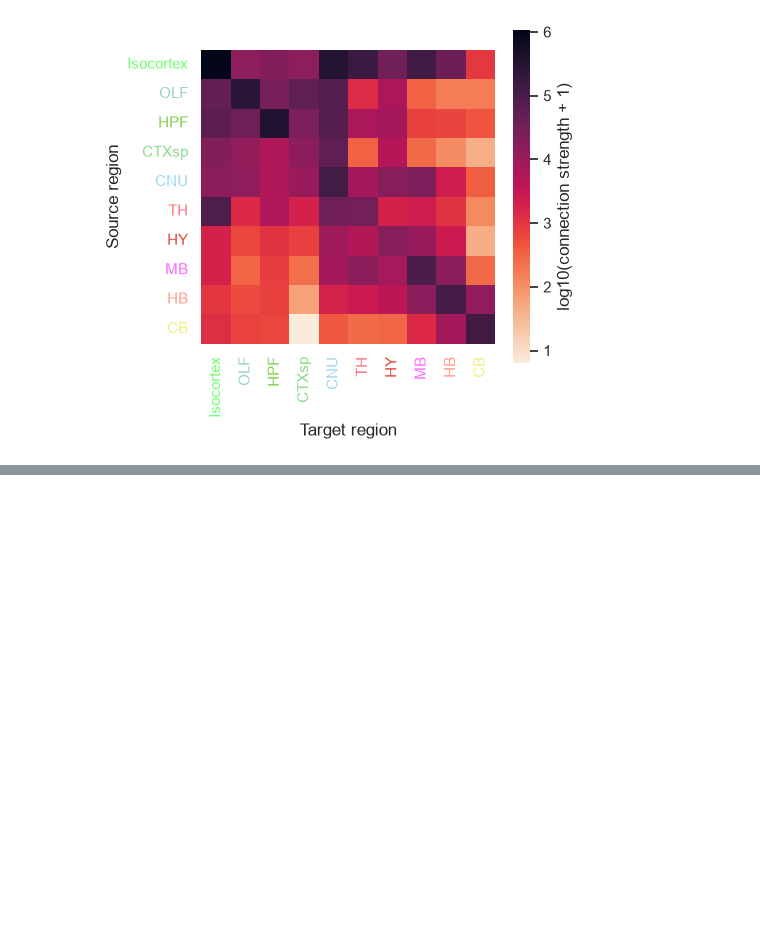
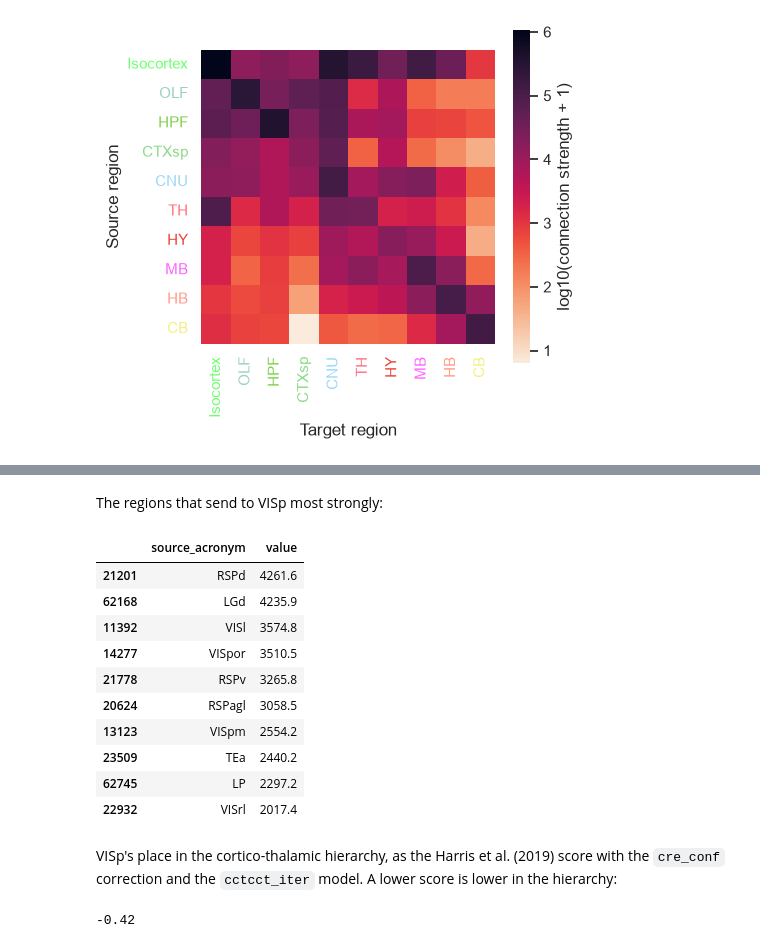
Before and after one commit to int-brain-lab/iblatlas, a Jupyter notebook: docs/how-to/load-mesoscale-connectivity.ipynb, the cells around one changed output, grey strips where cells are left out. Drawn from its saved outputs; the diff is of its cells as text; code cells hidden in the pictures; blank space fills up the shorter version.

```diff
--- a/docs/how-to/load-mesoscale-connectivity.ipynb
+++ b/docs/how-to/load-mesoscale-connectivity.ipynb
@@ -107,0 +130,24 @@ fig.tight_layout()
+# %% [markdown]
+The regions that send to VISp most strongly:
+# %%
+inputs = strength[(strength['target_acronym'] == 'VISp') & (strength['source_acronym'] != 'VISp')]
+inputs.nlargest(10, 'value')[['source_acronym', 'value']].round(1)
+# %% [output]
+|  | source_acronym | value |
+| 21201 | RSPd | 4261.6 |
+| 62168 | LGd | 4235.9 |
+| 11392 | VISl | 3574.8 |
+| 14277 | VISpor | 3510.5 |
+| 21778 | RSPv | 3265.8 |
+| 20624 | RSPagl | 3058.5 |
+| 13123 | VISpm | 2554.2 |
+| 23509 | TEa | 2440.2 |
+| 62745 | LP | 2297.2 |
+| 22932 | VISrl | 2017.4 |
+# %% [markdown]
+VISp's place in the cortico-thalamic hierarchy, as the Harris et al. (2019) score with the `cre_conf` correction and the `cctcct_iter` model. A lower score is lower in the hierarchy:
+# %%
+score = hierarchy.loc[(hierarchy['area'] == 'VISp') & (hierarchy['correction'] == 'cre_conf'), 'cctcct_iter']
+print(round(score.item(), 2))
+# %% [output]
+-0.42
```
Also changed, not shown: parts of 3 cells of this notebook, 2 other files.
